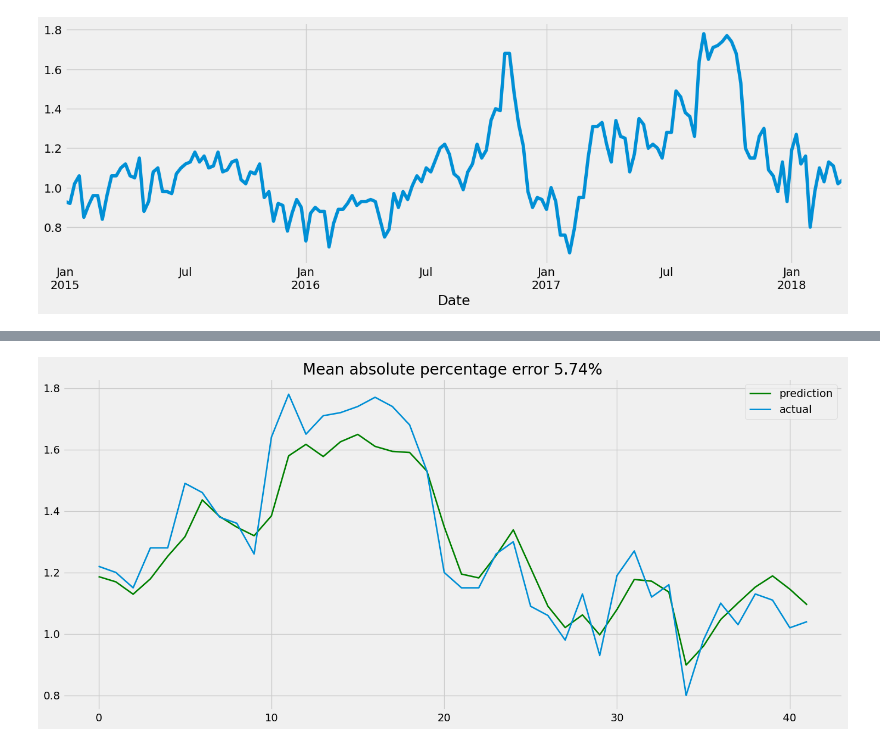
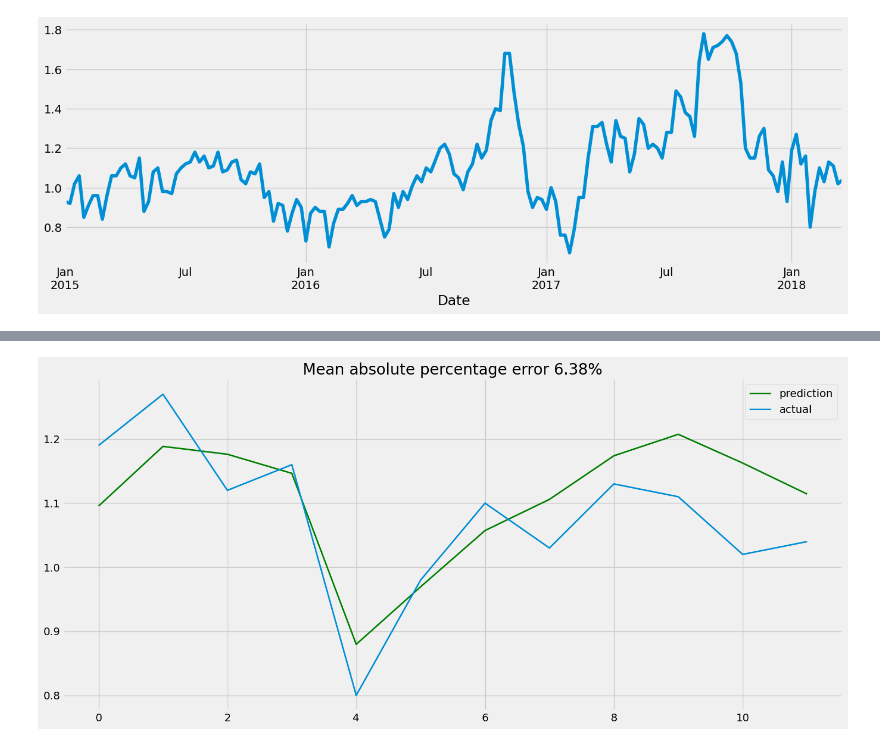
Before and after one commit to dunp7/Avocado-Price-Prediction, a Jupyter notebook: Task_2/ML2.ipynb, the cells around one changed output, grey strips where cells are left out. Cells and saved outputs as stored; diff of their text form; code cells hidden in the pictures.

```diff
--- a/Task_2/ML2.ipynb
+++ b/Task_2/ML2.ipynb
@@ -177,9 +137,9 @@ def plotCoefficients(model, X_train):
     plt.grid(True, axis='y')
     plt.hlines(y=0, xmin=0, xmax=len(coefs), linestyles='dashed');
 # %%
-y = dff.dropna().AveragePrice
+y = dff.dropna()['AveragePrice']
 X = dff.dropna().drop(['AveragePrice'], axis=1)
-X_train, X_test, y_train, y_test = timeseries_train_test_split(X, y, test_size=0.3)
+X_train, X_test, y_train, y_test = timeseries_train_test_split(X, y, index_time = '2018-01-01')
 
 
 from sklearn.preprocessing import StandardScaler
@@ -192,5 +152,5 @@ lr.fit(X_train_scaled, y_train)
 
 
 plotModelResults(lr, X_train_scaled, X_test_scaled, y_train, y_test)
-# plotCoefficients(lr)
+# # # plotCoefficients(lr)
 # %% [output]
@@ -208,12 +168,11 @@ plotModelResults(ridge, X_train_scaled, X_test_scaled, y_train, y_test)
 # %%
 lasso = LassoCV(cv=tscv)
 lasso.fit(X_train_scaled, y_train)
 
-plotModelResults(lasso, X_train_scaled, X_test_scaled, y_train, y_test,
-                 plot_intervals=False, plot_anomalies=False)
+plotModelResults(lasso, X_train_scaled, X_test_scaled, y_train, y_test)
 # plotCoefficients(lasso)
 # %% [output]
-[figure, old version]
+[figure, new version]
 # %%
 from xgboost import XGBRegressor
 
```
Also changed, not shown: parts of 7 cells of this notebook.
